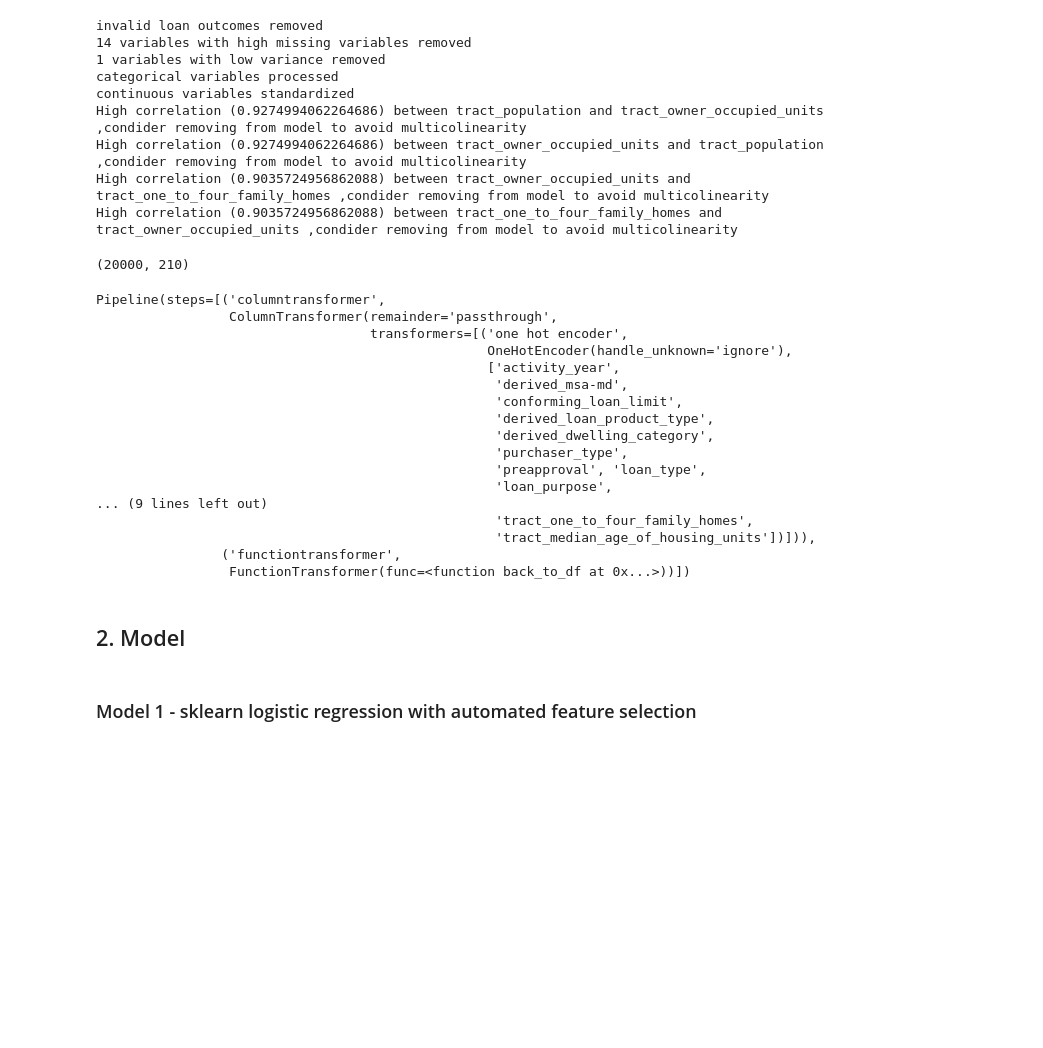
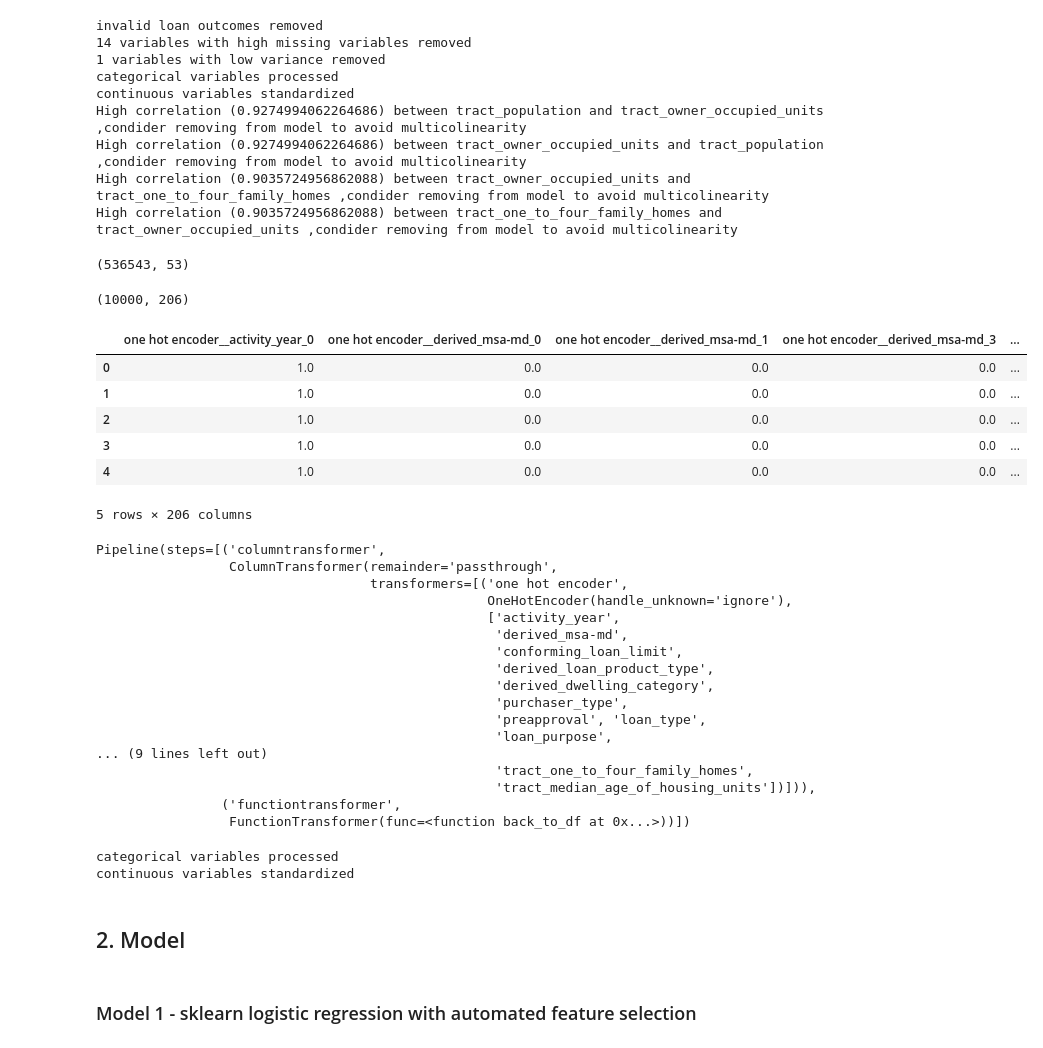
Before and after one commit to mbradds/loan-origination-model, a Jupyter notebook: 1_data_prep_and_feature_selection.ipynb, the cells around one changed output. Cells and saved outputs as stored; diff of their text form; code cells hidden in the pictures; blank space fills up the shorter version.

Commit message:
started on model prediction

```diff
--- a/1_data_prep_and_feature_selection.ipynb
+++ b/1_data_prep_and_feature_selection.ipynb
@@ -40,7 +40,7 @@ Data Prep steps:
 # %%
 loan_data = get_data("state_IL_application.csv")
 # %%
-loan_data = pre_process_loan_data(loan_data, categorical_variables, continuous_variables, True)
+loan_data = pre_process_loan_data(loan_data, categorical_variables, continuous_variables, True, True)
 # %% [output]
 invalid loan outcomes removed
 14 variables with high missing variables removed
@@ -51,34 +51,57 @@ High correlation (0.9274994062264686) between tract_population and tract_owner_o
 High correlation (0.9274994062264686) between tract_owner_occupied_units and tract_population ,condider removing from model to avoid multicolinearity
 High correlation (0.9035724956862088) between tract_owner_occupied_units and tract_one_to_four_family_homes ,condider removing from model to avoid multicolinearity
 High correlation (0.9035724956862088) between tract_one_to_four_family_homes and tract_owner_occupied_units ,condider removing from model to avoid multicolinearity
+# %%
+loan_data.shape
+# %% [output]
+(536543, 53)
 # %%
 # data to be copied for all models
 # loan_data = shuffle(loan_data)
-model_data_processed, y, preprocessor = sklearn_pre_process_loan_data(loan_data, limit=20000)
+model_data_processed, y, preprocessor = sklearn_pre_process_loan_data(loan_data, limit=10000)
 model_data_processed.shape
 # %% [output]
-(20000, 210)
+(10000, 206)
-# %%
-preprocessor
-# %% [output]
-Pipeline(steps=[('columntransformer',
-                 ColumnTransformer(remainder='passthrough',
-                                   transformers=[('one hot encoder',
-                                                  OneHotEncoder(handle_unknown='ignore'),
-                                                  ['activity_year',
-                                                   'derived_msa-md',
-                                                   'conforming_loan_limit',
-                                                   'derived_loan_product_type',
-                                                   'derived_dwelling_category',
-                                                   'purchaser_type',
-                                                   'preapproval', 'loan_type',
-                                                   'loan_purpose',
-... (9 lines left out)
-                                                   'tract_one_to_four_family_homes',
-                                                   'tract_median_age_of_housing_units'])])),
-                ('functiontransformer',
-                 FunctionTransformer(func=<function back_to_df at 0x...>))])
-# %% [markdown]
-## 2. Model
+# %%
+model_data_processed.head()
+# %% [output]
+|  | one hot encoder__activity_year_0 | one hot encoder__derived_msa-md_0 | one hot encoder__derived_msa-md_1 | one hot encoder__derived_msa-md_3 | ... |
+| 0 | 1.0 | 0.0 | 0.0 | 0.0 | ... |
+| 1 | 1.0 | 0.0 | 0.0 | 0.0 | ... |
+| 2 | 1.0 | 0.0 | 0.0 | 0.0 | ... |
+| 3 | 1.0 | 0.0 | 0.0 | 0.0 | ... |
+| 4 | 1.0 | 0.0 | 0.0 | 0.0 | ... |
+5 rows × 206 columns
+# %%
+preprocessor
+# %% [output]
+Pipeline(steps=[('columntransformer',
+                 ColumnTransformer(remainder='passthrough',
+                                   transformers=[('one hot encoder',
+                                                  OneHotEncoder(handle_unknown='ignore'),
+                                                  ['activity_year',
+                                                   'derived_msa-md',
+                                                   'conforming_loan_limit',
+                                                   'derived_loan_product_type',
+                                                   'derived_dwelling_category',
+                                                   'purchaser_type',
+                                                   'preapproval', 'loan_type',
+                                                   'loan_purpose',
+... (9 lines left out)
+                                                   'tract_one_to_four_family_homes',
+                                                   'tract_median_age_of_housing_units'])])),
+                ('functiontransformer',
+                 FunctionTransformer(func=<function back_to_df at 0x...>))])
+# %%
+eval_data = get_data("X_test.xlsx")
+eval_data = pre_process_loan_data(eval_data, categorical_variables, continuous_variables, True, False)
+eval_data_processed, y_eval, preprocessor_eval = sklearn_pre_process_loan_data(eval_data, False, False)
+
+model_data, eval_data = column_standardizer(model_data_processed, eval_data_processed)
+# %% [output]
+categorical variables processed
+continuous variables standardized
+# %% [markdown]
+## 2. Model
 # %% [markdown]
 ### Model 1 - sklearn logistic regression with automated feature selection
```
Also changed, not shown: parts of 12 cells of this notebook, 2 other files.
